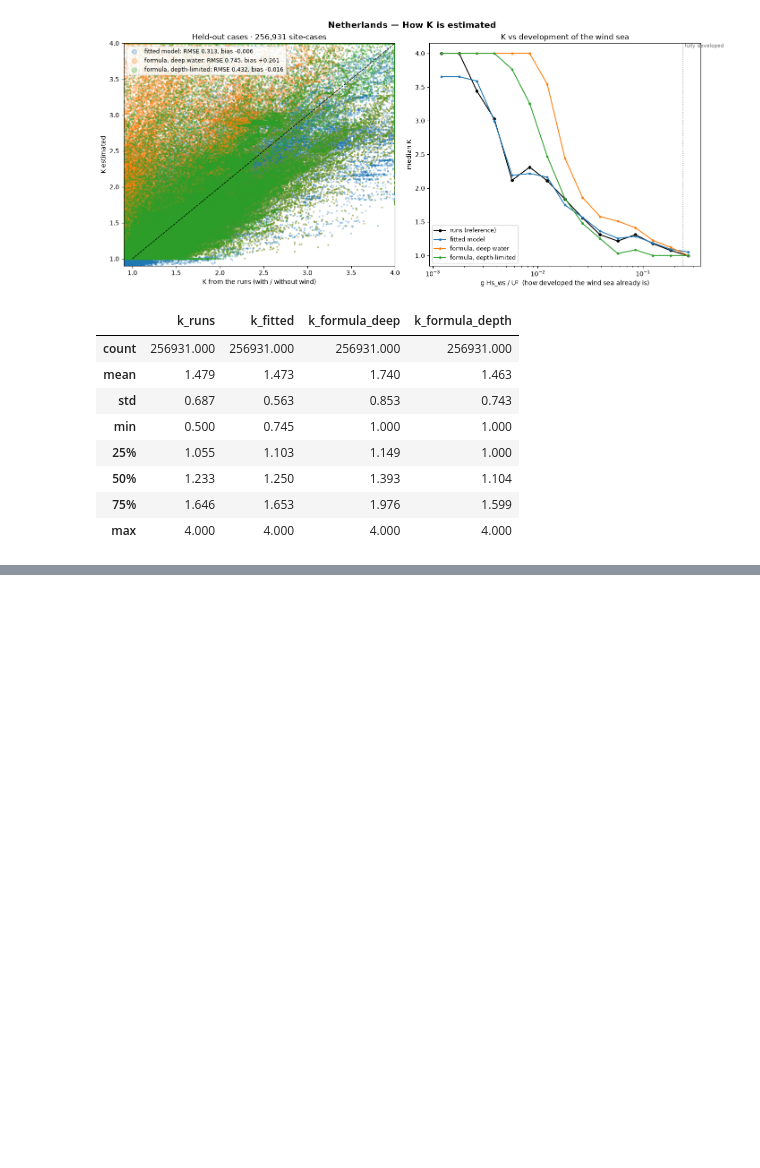
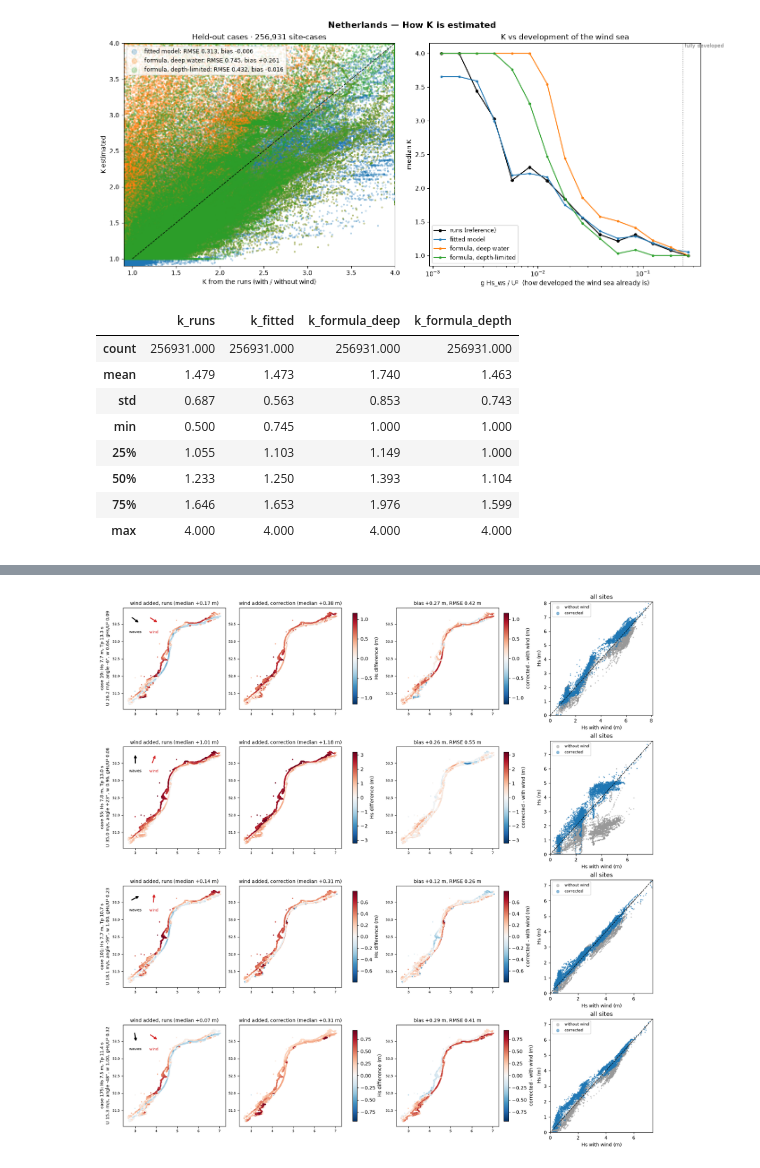
Before and after one commit to GeoOcean/HyGloW, a Jupyter notebook: Netherlands/05b_Wind_Correction.ipynb, the cells around one changed output, grey strips where cells are left out. Saved outputs shown, nothing was run; the diff lists cells and outputs as text; code cells hidden in the pictures; blank space fills up the shorter version.

```diff
--- a/Netherlands/05b_Wind_Correction.ipynb
+++ b/Netherlands/05b_Wind_Correction.ipynb
@@ -236,0 +280,13 @@ k_df[["k_runs", "k_fitted", "k_formula_deep", "k_formula_depth"]].describe().rou
+# %%
+from bluemath_tk.waves.hywaves.plots import plot_wind_case_comparison
+
+case_ids = [
+    55,
+    19,
+    101,
+    175,
+]  # or e.g. held.query("u10 > 20 and abs(wind_wave_angle) < 30").index
+fig = plot_wind_case_comparison(wind.case_comparison(case_ids))
+plt.show()
+# %% [output]
+[figure, added]
```
Also changed, not shown: parts of 5 cells of this notebook, 22 other files.
